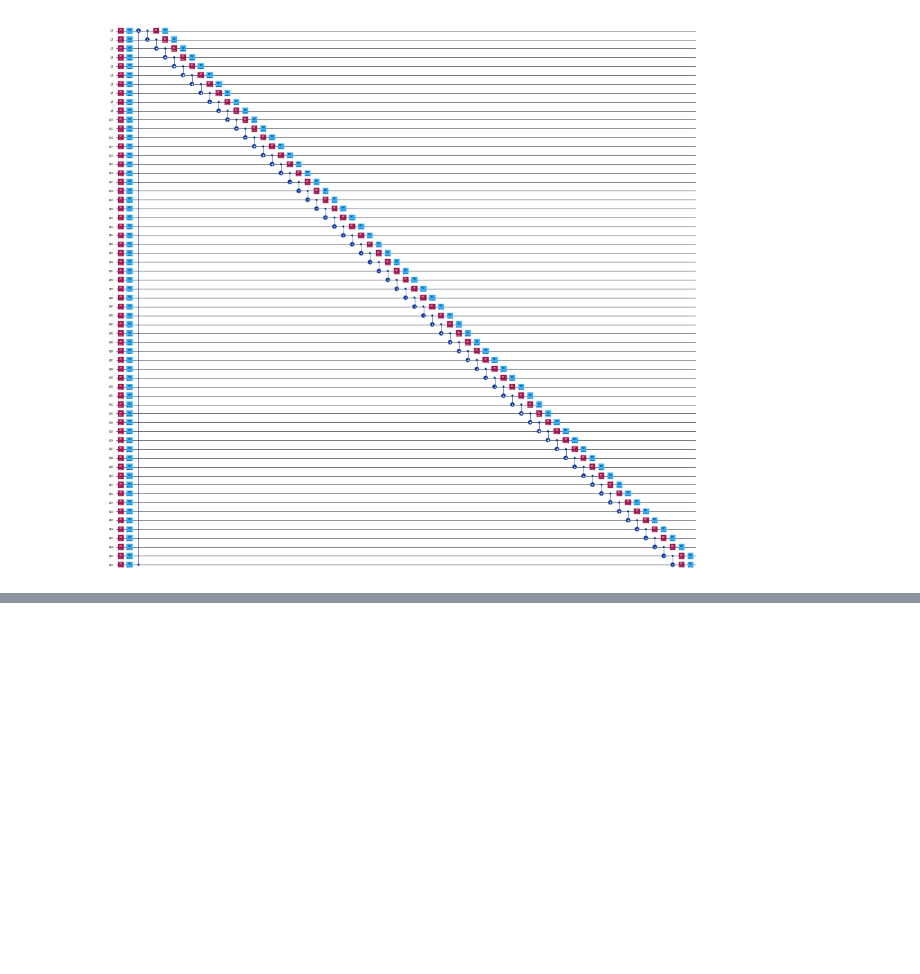
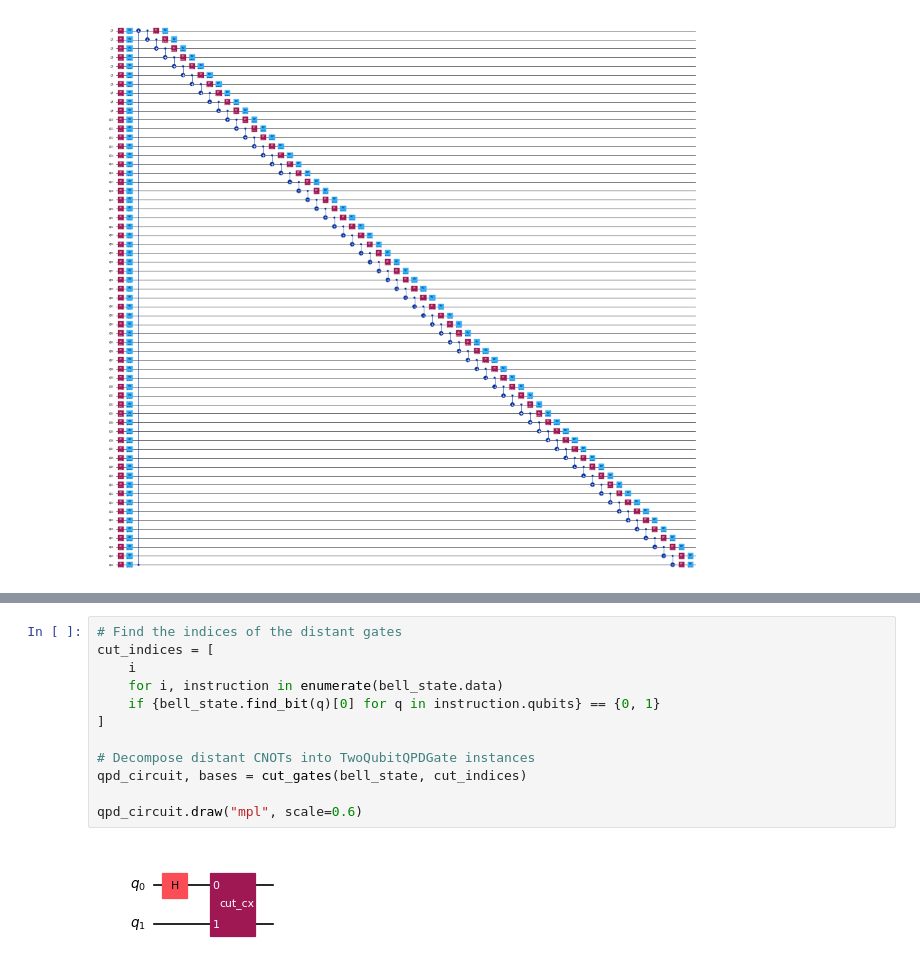
Before and after one commit to sagars2004/2024-IBM-Quantum-Challenge, a Jupyter notebook: ibm-quantum-challenge-2024-lab3.ipynb, the cells around one changed output, grey strips where cells are left out. Drawn from its saved outputs; the diff is of its cells as text; blank space fills up the shorter version.

```diff
--- a/ibm-quantum-challenge-2024-lab3.ipynb
+++ b/ibm-quantum-challenge-2024-lab3.ipynb
@@ -72,0 +168,14 @@ Transpiled without AI -> Depth: 1383, CNOTs: 364
+# %%
+# Find the indices of the distant gates
+cut_indices = [
+    i
+    for i, instruction in enumerate(bell_state.data)
+    if {bell_state.find_bit(q)[0] for q in instruction.qubits} == {0, 1}
+]
+
+# Decompose distant CNOTs into TwoQubitQPDGate instances
+qpd_circuit, bases = cut_gates(bell_state, cut_indices)
+
+qpd_circuit.draw("mpl", scale=0.6)
+# %% [output]
+[figure, added]
```
Also changed, not shown: parts of 13 cells of this notebook.
